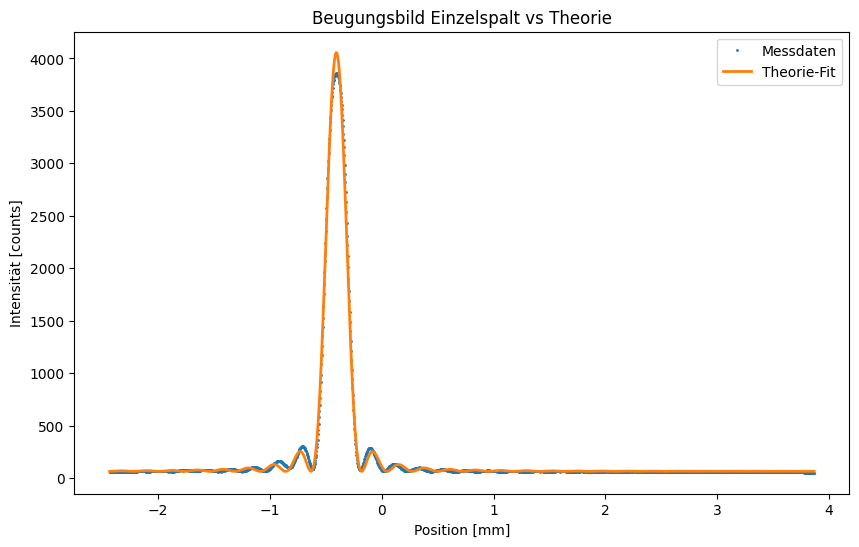
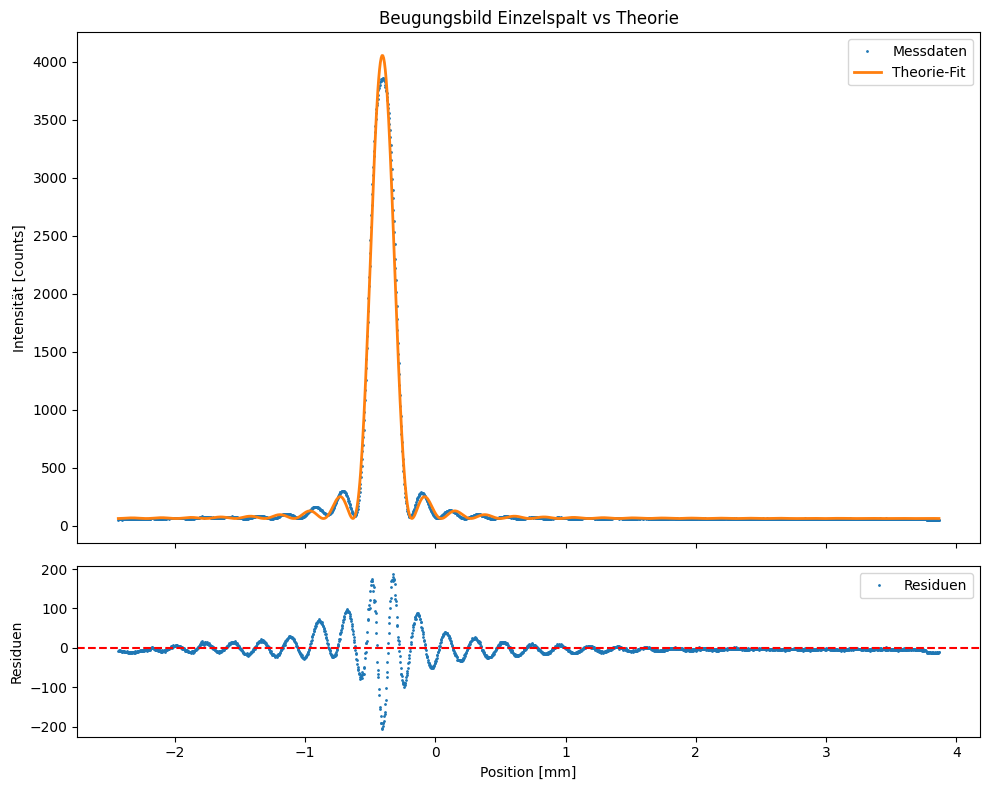
Code edit (unified diff) that turned the first committed figure into the second:
--- before
+++ after
@@ -26,14 +26,24 @@
     fit_erfolgreich = False
 
-plt.figure(figsize=(10, 6))
-plt.plot(messung1['x_mm'], messung1['counts'], '.', label='Messdaten', markersize=2)
+fig, (ax1, ax2) = plt.subplots(2, 1, figsize=(10, 8), gridspec_kw={'height_ratios': [3, 1]}, sharex=True)
+ax1.plot(messung1['x_mm'], messung1['counts'], '.', label='Messdaten', markersize=2)
+
 if fit_erfolgreich:
     x_plot = np.linspace(messung1['x_mm'].min(), messung1['x_mm'].max(), 1000)
-    plt.plot(x_plot, sinc_fit(x_plot, *popt_sinc), '-', label='Theorie-Fit', linewidth=2)
+    ax1.plot(x_plot, sinc_fit(x_plot, *popt_sinc), '-', label='Theorie-Fit', linewidth=2)
+    
+    residuals = messung1['counts'] - sinc_fit(messung1['x_mm'], *popt_sinc)
+    ax2.plot(messung1['x_mm'], residuals, '.', markersize=2, label='Residuen')
+    ax2.axhline(0, color='r', linestyle='--')
 
-plt.xlabel('Position [mm]')
-plt.ylabel('Intensität [counts]')
-plt.title('Beugungsbild Einzelspalt vs Theorie')
-plt.legend()
+ax1.set_ylabel('Intensität [counts]')
+ax1.set_title('Beugungsbild Einzelspalt vs Theorie')
+ax1.legend()
+
+ax2.set_xlabel('Position [mm]')
+ax2.set_ylabel('Residuen')
+ax2.legend()
+
+plt.tight_layout()
 plt.show()
 

Commit: APH